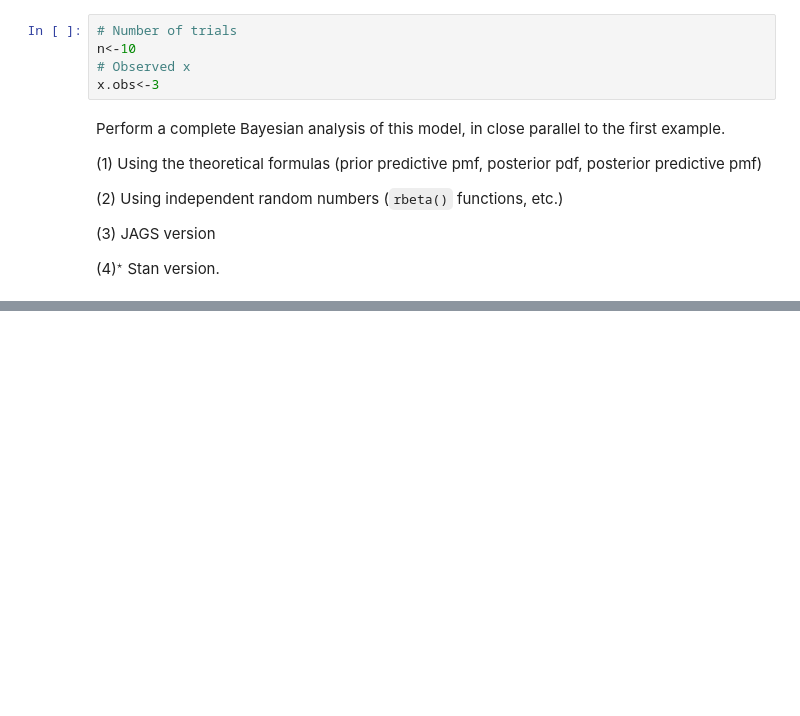
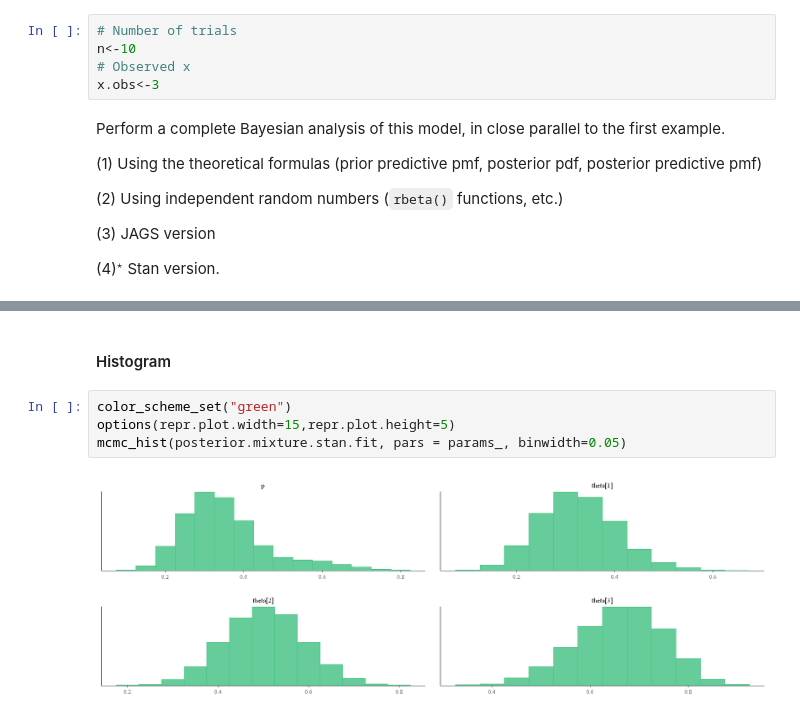
Before and after one commit to gcastro-98/bayesian-1st-assignment, a Jupyter notebook: LeonardoBocchi_GerardCastro_1st_assignment.ipynb, the cells around one changed output, grey strips where cells are left out. Saved outputs shown, nothing was run; the diff lists cells and outputs as text; blank space fills up the shorter version.

```diff
--- a/LeonardoBocchi_GerardCastro_1st_assignment.ipynb
+++ b/LeonardoBocchi_GerardCastro_1st_assignment.ipynb
@@ -468,0 +647,8 @@ There are several possible workarounds; try to find one but do not despair if yo
+# %% [markdown]
+#### Histogram
+# %%
+color_scheme_set("green")
+options(repr.plot.width=15,repr.plot.height=5)
+mcmc_hist(posterior.mixture.stan.fit, pars = params_, binwidth=0.05)
+# %% [output]
+[figure, added]
```
Also changed, not shown: parts of 37 cells of this notebook.
